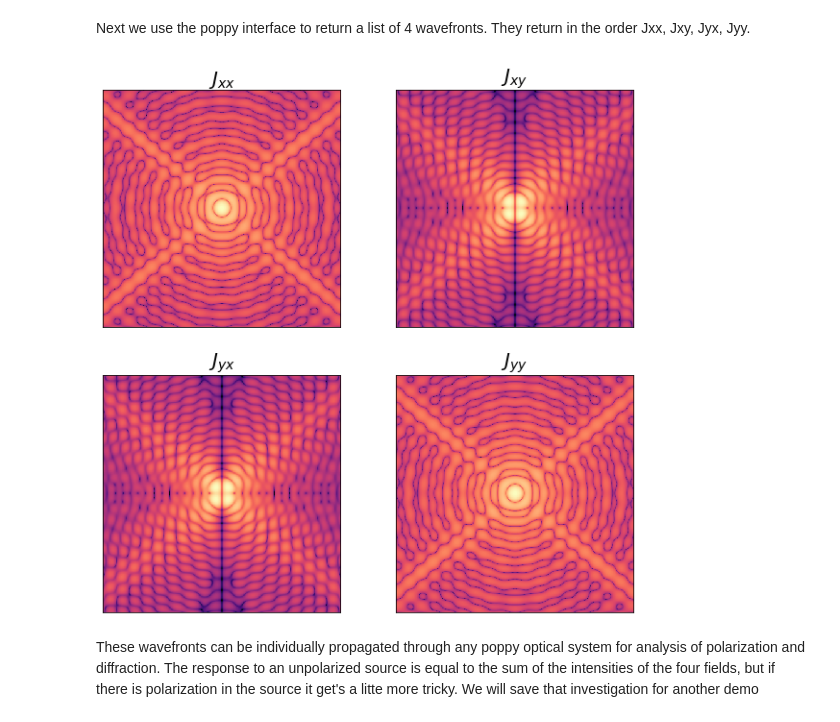
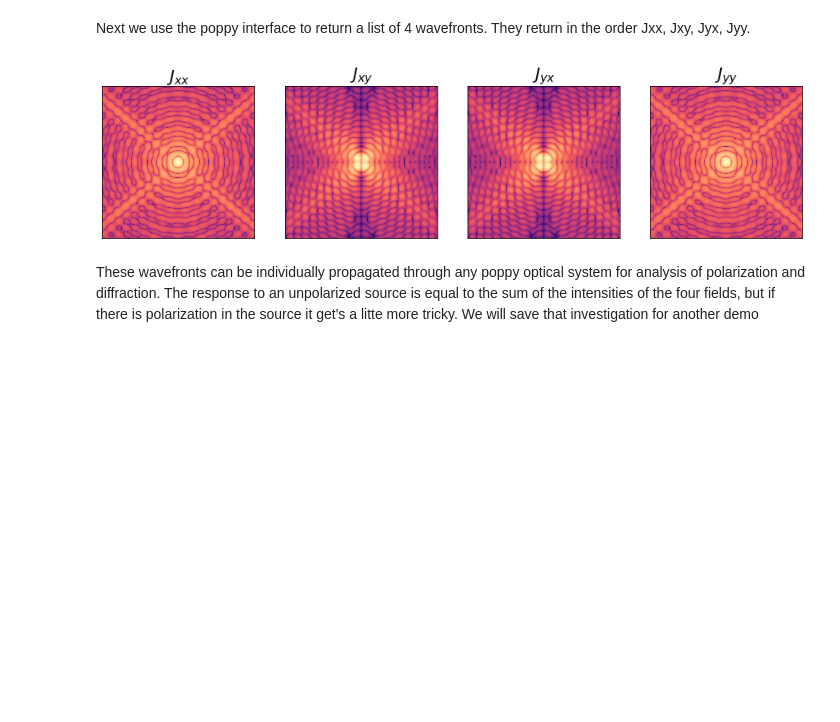
Before and after one commit to Jashcraf/poke, a Jupyter notebook: docs/notebooks/jonespupils.ipynb, the cells around one changed output. Drawn from its saved outputs; the diff is of its cells as text; code cells hidden in the pictures; blank space fills up the shorter version.

```diff
--- a/docs/notebooks/jonespupils.ipynb
+++ b/docs/notebooks/jonespupils.ipynb
@@ -225,13 +225,13 @@ psfs = focus_magellan(wflist)
 # %%
 # now we plot it
 titles = [r'$J_{xx}$',r'$J_{xy}$',r'$J_{yx}$',r'$J_{yy}$']
-fig,axs = plt.subplots(nrows=2,ncols=2,figsize=[10,10])
+fig,axs = plt.subplots(nrows=1,ncols=4,figsize=[15,10])
 for i,(psf,ax,title) in enumerate(zip(psfs,axs.ravel(),titles)):
     ax.set_title(title)
     ax.imshow(np.log10(psf.intensity))
     ax.set_xticks([])
     ax.set_yticks([])
 # %% [output]
-[figure, old version]
+[figure, new version]
 # %% [markdown]
 These wavefronts can be individually propagated through any poppy optical system for analysis of polarization and diffraction. The response to an unpolarized source is equal to the sum of the intensities of the four fields, but if there is polarization in the source it get's a litte more tricky. We will save that investigation for another demo
```
Also changed, not shown: 25 other files.
